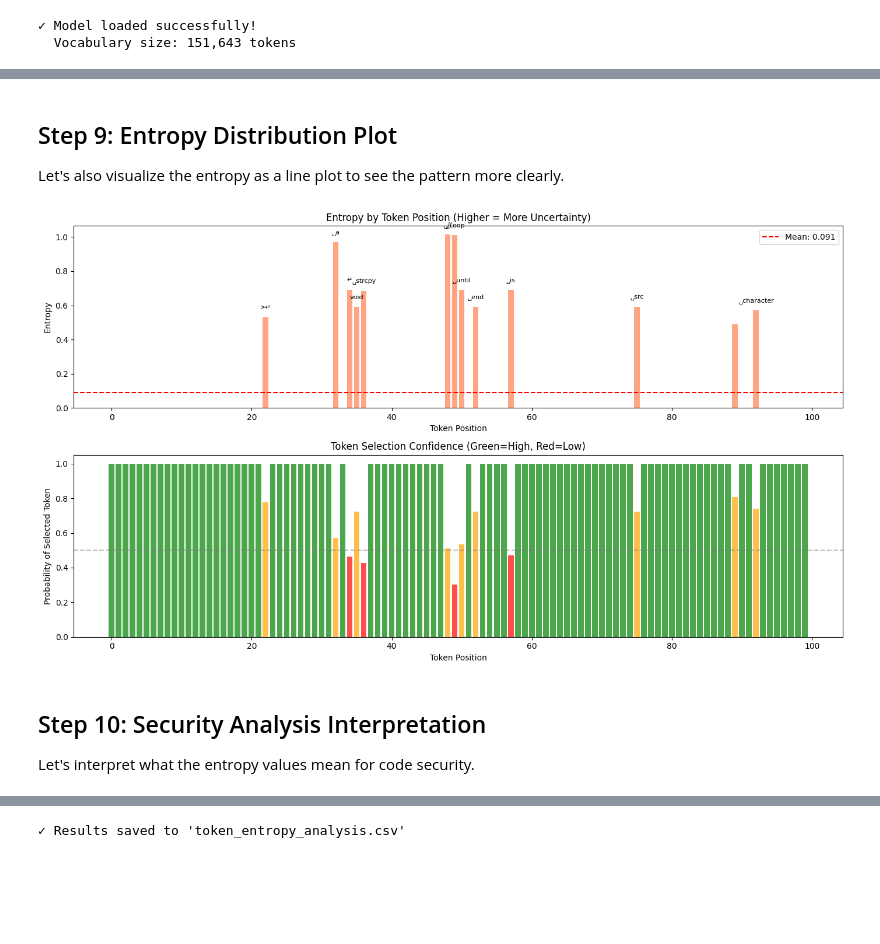
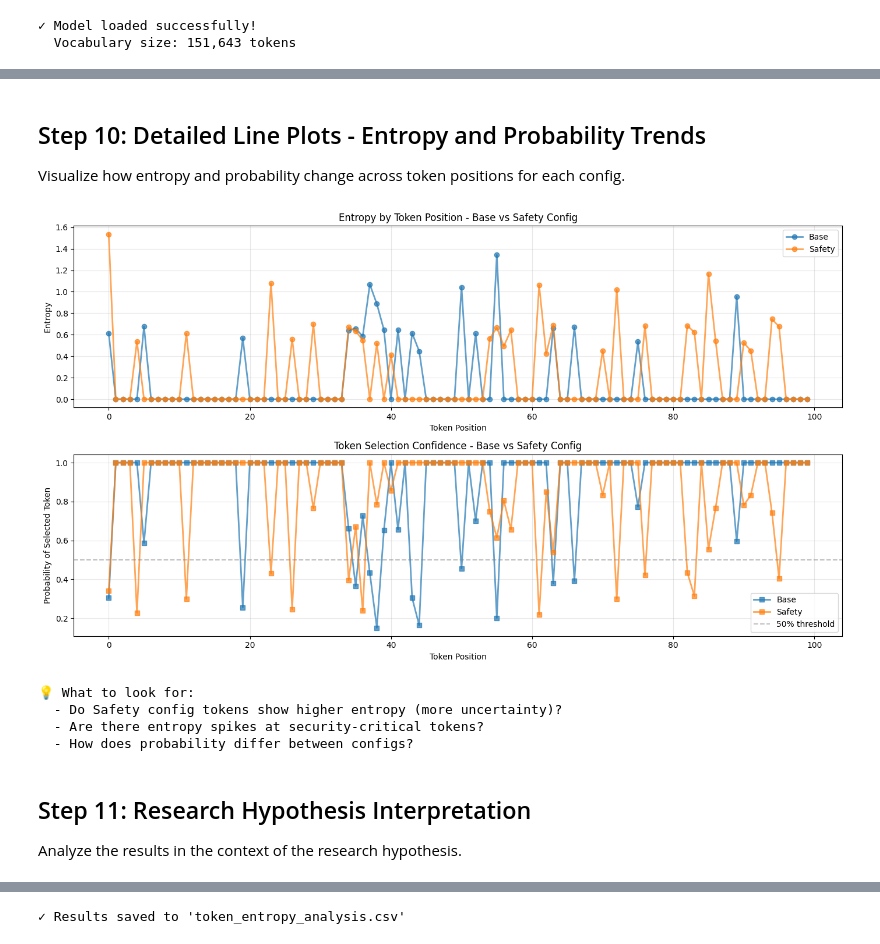
Before and after one commit to khuynh22/logit-sec-probe, a Jupyter notebook: entropy_analysis_tutorial.ipynb, the cells around one changed output, grey strips where cells are left out. Cells and saved outputs as stored; diff of their text form; code cells hidden in the pictures; blank space fills up the shorter version.

```diff
--- a/entropy_analysis_tutorial.ipynb
+++ b/entropy_analysis_tutorial.ipynb
@@ -50,8 +50,10 @@ Where:
 
 Let's implement this:
 # %%
-def calculate_entropy(logits: torch.Tensor) -> tuple[float, torch.Tensor]:
+def entropy(logits: torch.Tensor) -> tuple[float, torch.Tensor]:
     """Calculate entropy from logits.
+
+    This matches the implementation in entropy_analysis.py.
 
     Args:
         logits (torch.Tensor): Raw logits tensor from the model (unnormalized scores).
@@ -67,23 +69,23 @@ def calculate_entropy(logits: torch.Tensor) -> tuple[float, torch.Tensor]:
     log_probs = torch.log(probs + 1e-10)
 
     # Entropy = -sum(p * log(p))
-    entropy = -torch.sum(probs * log_probs).item()
+    ent = -torch.sum(probs * log_probs).item()
 
-    return entropy, probs
+    return ent, probs
 
 # Quick demo with synthetic logits
 print("=== Entropy Demo ===")
 
 # Case 1: Model is very confident (one token has high logit)
 confident_logits = torch.tensor([10.0, -5.0, -5.0, -5.0, -5.0])
-ent1, probs1 = calculate_entropy(confident_logits)
+ent1, probs1 = entropy(confident_logits)
 print(f"\nConfident model (one dominant token):")
 print(f"  Probabilities: {probs1.numpy().round(4)}")
 print(f"  Entropy: {ent1:.4f}")
 
 # Case 2: Model is uncertain (multiple tokens have similar logits)
 uncertain_logits = torch.tensor([2.0, 2.0, 2.0, 2.0, 2.0])
-ent2, probs2 = calculate_entropy(uncertain_logits)
+ent2, probs2 = entropy(uncertain_logits)
 print(f"\nUncertain model (uniform distribution):")
 print(f"  Probabilities: {probs2.numpy().round(4)}")
 print(f"  Entropy: {ent2:.4f}")
@@ -379,46 +541,60 @@ plt.show()
 # %% [markdown]
-## Step 9: Entropy Distribution Plot
+## Step 10: Detailed Line Plots - Entropy and Probability Trends
 
-Let's also visualize the entropy as a line plot to see the pattern more clearly.
+Visualize how entropy and probability change across token positions for each config.
 # %%
 fig, axes = plt.subplots(2, 1, figsize=(14, 8))
 
-# Plot 1: Entropy over token positions
+# Plot 1: Entropy comparison between configs
 ax1 = axes[0]
-ax1.bar(df["position"], df["entropy"], color="coral", alpha=0.7)
-ax1.axhline(y=df["entropy"].mean(), color="red", linestyle="--", label=f"Mean: {df['entropy'].mean():.3f}")
+for config in df["Config"].unique():
+    subset = df[df["Config"] == config].sort_values("Token_Pos")
+    ax1.plot(subset["Token_Pos"], subset["Entropy"], marker='o', label=config, alpha=0.7, linewidth=2)
+
 ax1.set_xlabel("Token Position")
 ax1.set_ylabel("Entropy")
-ax1.set_title("Entropy by Token Position (Higher = More Uncertainty)")
+ax1.set_title("Entropy by Token Position - Base vs Safety Config")
 ax1.legend()
+ax1.grid(True, alpha=0.3)
 
-# Add token labels for high-entropy points
-for _, row in df[df["entropy"] > 0.5].iterrows():
-    ax1.annotate(
-        row["token"][:10],
-        (row["position"], row["entropy"]),
-        textcoords="offset points",
-        xytext=(0, 10),
-        ha="center",
-        fontsize=8
-    )
+# Highlight risky tokens if any
+risky_df = df[df["Is_Risky"]]
+if not risky_df.empty:
+    for _, row in risky_df.iterrows():
+        ax1.axvline(x=row["Token_Pos"], color="red", linestyle="--", alpha=0.3)
+        ax1.text(row["Token_Pos"], ax1.get_ylim()[1] * 0.9,
+                f"⚠️{row['Token_Text'][:5]}",
+                rotation=90, fontsize=7, color="red")
 
-# Plot 2: Probability of selected tokens
+# Plot 2: Probability comparison
 ax2 = axes[1]
-colors = ["green" if p > 0.9 else "orange" if p > 0.5 else "red" for p in df["probability"]]
-ax2.bar(df["position"], df["probability"], color=colors, alpha=0.7)
-ax2.axhline(y=0.5, color="gray", linestyle="--", alpha=0.5)
+for config in df["Config"].unique():
+    subset = df[df["Config"] == config].sort_values("Token_Pos")
+    ax2.plot(subset["Token_Pos"], subset["Probability"], marker='s', label=config, alpha=0.7, linewidth=2)
+
+ax2.axhline(y=0.5, color="gray", linestyle="--", alpha=0.5, label="50% threshold")
 ax2.set_xlabel("Token Position")
 ax2.set_ylabel("Probability of Selected Token")
-ax2.set_title("Token Selection Confidence (Green=High, Red=Low)")
+ax2.set_title("Token Selection Confidence - Base vs Safety Config")
+ax2.legend()
+ax2.grid(True, alpha=0.3)
 
 plt.tight_layout()
 plt.show()
+
+print("\n💡 What to look for:")
+print("  - Do Safety config tokens show higher entropy (more uncertainty)?")
+print("  - Are there entropy spikes at security-critical tokens?")
+print("  - How does probability differ between configs?")
 # %% [output]
-[figure, old version]
+[figure, new version]
+💡 What to look for:
+  - Do Safety config tokens show higher entropy (more uncertainty)?
+  - Are there entropy spikes at security-critical tokens?
+  - How does probability differ between configs?
 # %% [markdown]
-## Step 10: Security Analysis Interpretation
+## Step 11: Research Hypothesis Interpretation
 
-Let's interpret what the entropy values mean for code security.
+Analyze the results in the context of the research hypothesis.
 # %%
 print("=" * 70)
```
Also changed, not shown: parts of 17 cells of this notebook, 1 other file.
